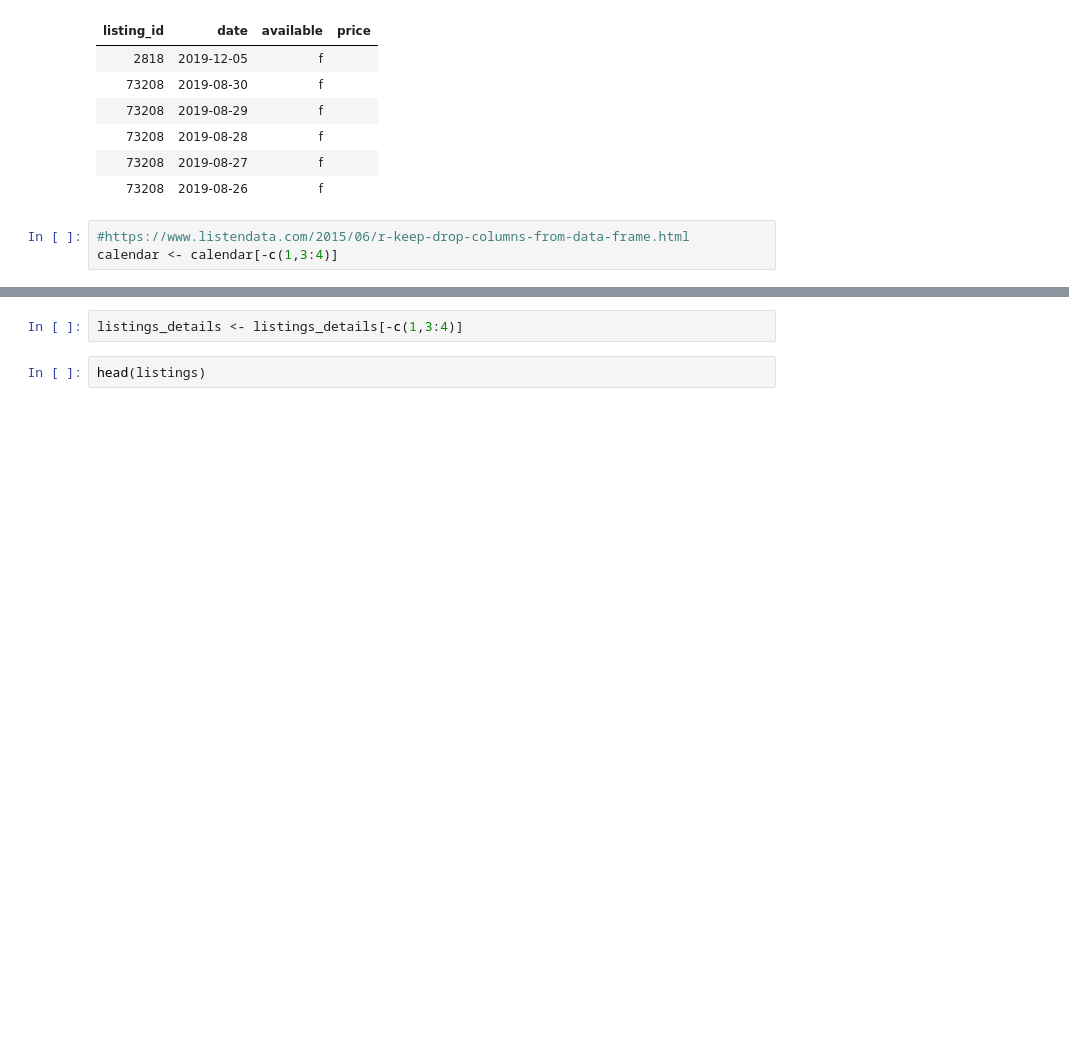
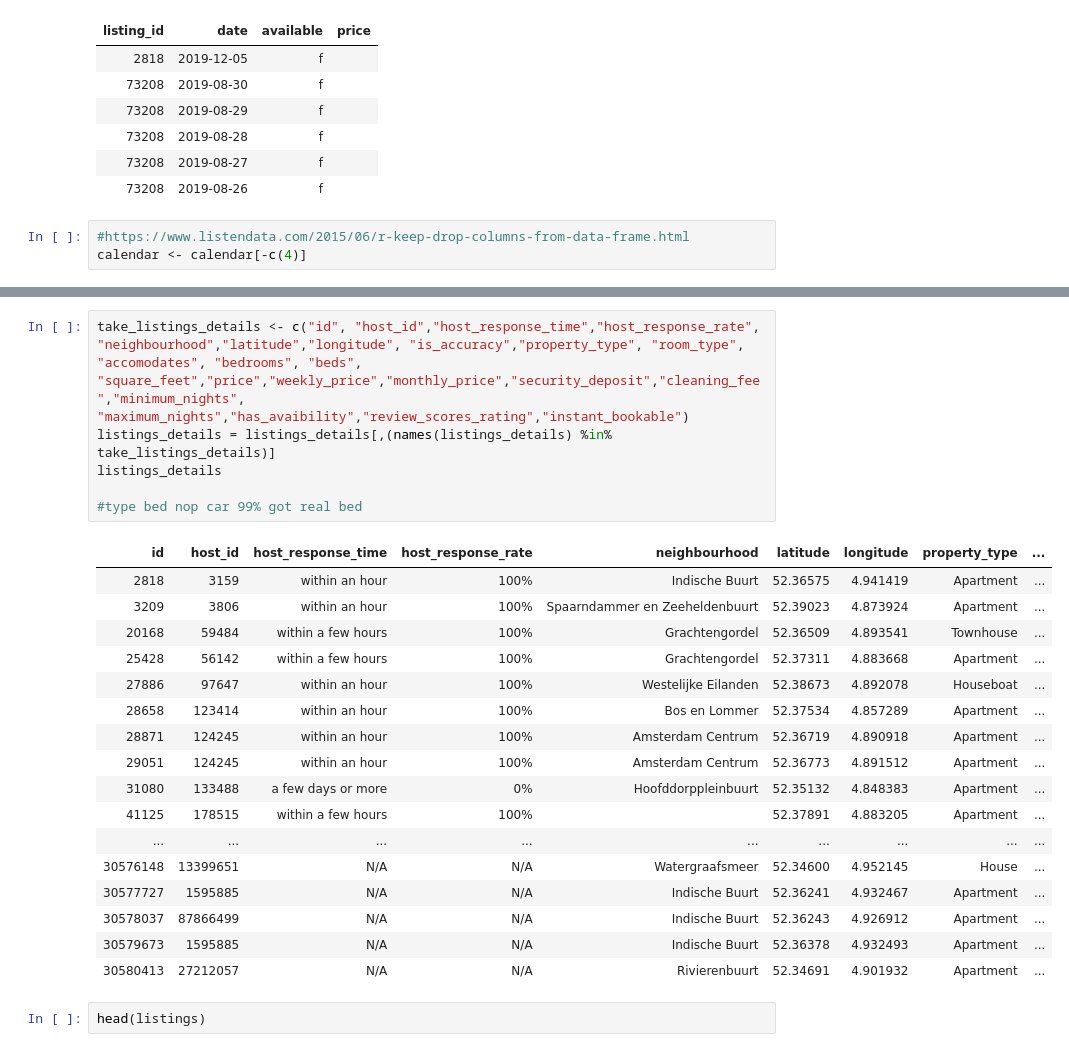
Before and after one commit to jengsen/Airbnb-R, a Jupyter notebook: PROJET R.ipynb, the cells around one changed output, grey strips where cells are left out. Saved outputs shown, nothing was run; the diff lists cells and outputs as text; blank space fills up the shorter version.

```diff
--- a/PROJET R.ipynb
+++ b/PROJET R.ipynb
@@ -104,7 +107,7 @@ head(calendar)
 | 73208 | 2019-08-26 | f |  |
 # %%
 #https://www.listendata.com/2015/06/r-keep-drop-columns-from-data-frame.html
-calendar <- calendar[-c(1,3:4)]
+calendar <- calendar[-c(4)]
 # %%
 head(listings_details)
 # %% [output]
@@ -115,8 +118,30 @@ head(listings_details)
 | 25428 | https://www.airbnb.com/rooms/25428 | 2.018121e+13 | 2018-12-06 | Lovely apt in City Centre (Jordaan) |  | This nicely furnished, newly reno... | This nicely furnished, newly reno... | none | ... |
 | 27886 | https://www.airbnb.com/rooms/27886 | 2.018121e+13 | 2018-12-06 | Romantic, stylish B&B houseboat i... | Stylish and romantic houseboat on... | For a romantic couple: A beautifu... | Stylish and romantic houseboat on... | none | ... |
 | 28658 | https://www.airbnb.com/rooms/28658 | 2.018121e+13 | 2018-12-06 | Cosy guest room near city centre -1 | 2 beds guest room in Amsterdam We... | Cosy small but comfortable guest ... | 2 beds guest room in Amsterdam We... | none | ... |
-# %%
-listings_details <- listings_details[-c(1,3:4)]
+# %%
+take_listings_details <- c("id", "host_id","host_response_time","host_response_rate", "neighbourhood","latitude","longitude", "is_accuracy","property_type", "room_type", "accomodates", "bedrooms", "beds", "square_feet","price","weekly_price","monthly_price","security_deposit","cleaning_fee","minimum_nights", "maximum_nights","has_avaibility","review_scores_rating","instant_bookable")
+listings_details = listings_details[,(names(listings_details) %in% take_listings_details)]
+listings_details
+
+#type bed nop car 99% got real bed
+# %% [output]
+| id | host_id | host_response_time | host_response_rate | neighbourhood | latitude | longitude | property_type | ... |
+| 2818 | 3159 | within an hour | 100% | Indische Buurt | 52.36575 | 4.941419 | Apartment | ... |
+| 3209 | 3806 | within an hour | 100% | Spaarndammer en Zeeheldenbuurt | 52.39023 | 4.873924 | Apartment | ... |
+| 20168 | 59484 | within a few hours | 100% | Grachtengordel | 52.36509 | 4.893541 | Townhouse | ... |
+| 25428 | 56142 | within a few hours | 100% | Grachtengordel | 52.37311 | 4.883668 | Apartment | ... |
+| 27886 | 97647 | within an hour | 100% | Westelijke Eilanden | 52.38673 | 4.892078 | Houseboat | ... |
+| 28658 | 123414 | within an hour | 100% | Bos en Lommer | 52.37534 | 4.857289 | Apartment | ... |
+| 28871 | 124245 | within an hour | 100% | Amsterdam Centrum | 52.36719 | 4.890918 | Apartment | ... |
+| 29051 | 124245 | within an hour | 100% | Amsterdam Centrum | 52.36773 | 4.891512 | Apartment | ... |
+| 31080 | 133488 | a few days or more | 0% | Hoofddorppleinbuurt | 52.35132 | 4.848383 | Apartment | ... |
+| 41125 | 178515 | within a few hours | 100% |  | 52.37891 | 4.883205 | Apartment | ... |
+| ... | ... | ... | ... | ... | ... | ... | ... | ... |
+| 30576148 | 13399651 | N/A | N/A | Watergraafsmeer | 52.34600 | 4.952145 | House | ... |
+| 30577727 | 1595885 | N/A | N/A | Indische Buurt | 52.36241 | 4.932467 | Apartment | ... |
+| 30578037 | 87866499 | N/A | N/A | Indische Buurt | 52.36243 | 4.926912 | Apartment | ... |
+| 30579673 | 1595885 | N/A | N/A | Indische Buurt | 52.36378 | 4.932493 | Apartment | ... |
+| 30580413 | 27212057 | N/A | N/A | Rivierenbuurt | 52.34691 | 4.901932 | Apartment | ... |
 # %%
 head(listings)
 # %% [output]
```
Also changed, not shown: parts of 12 cells of this notebook.
